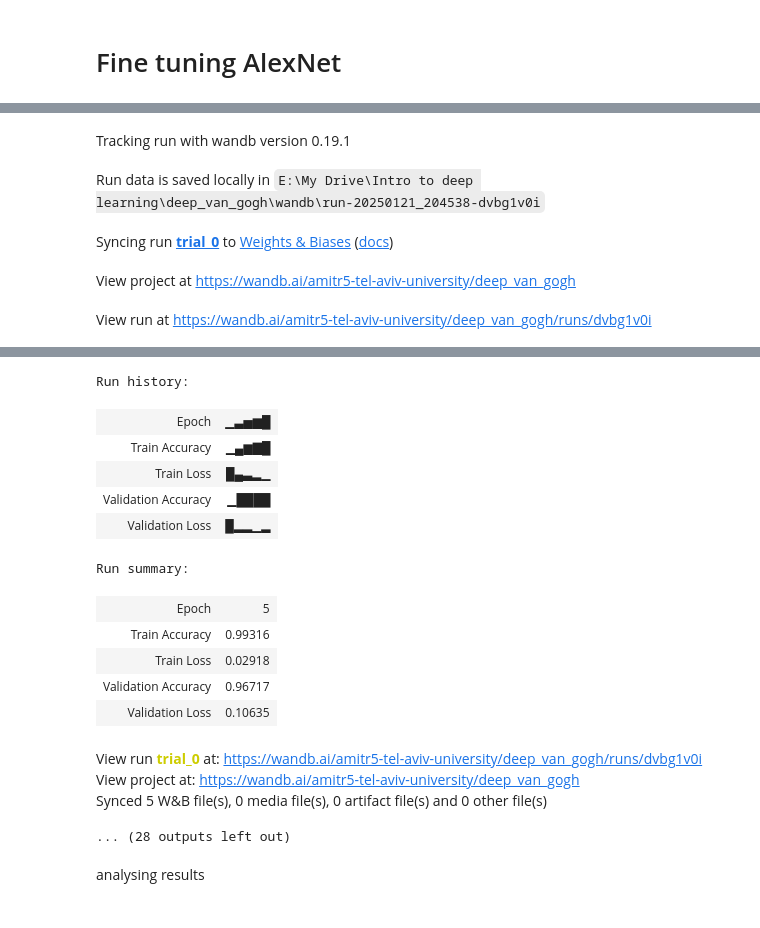
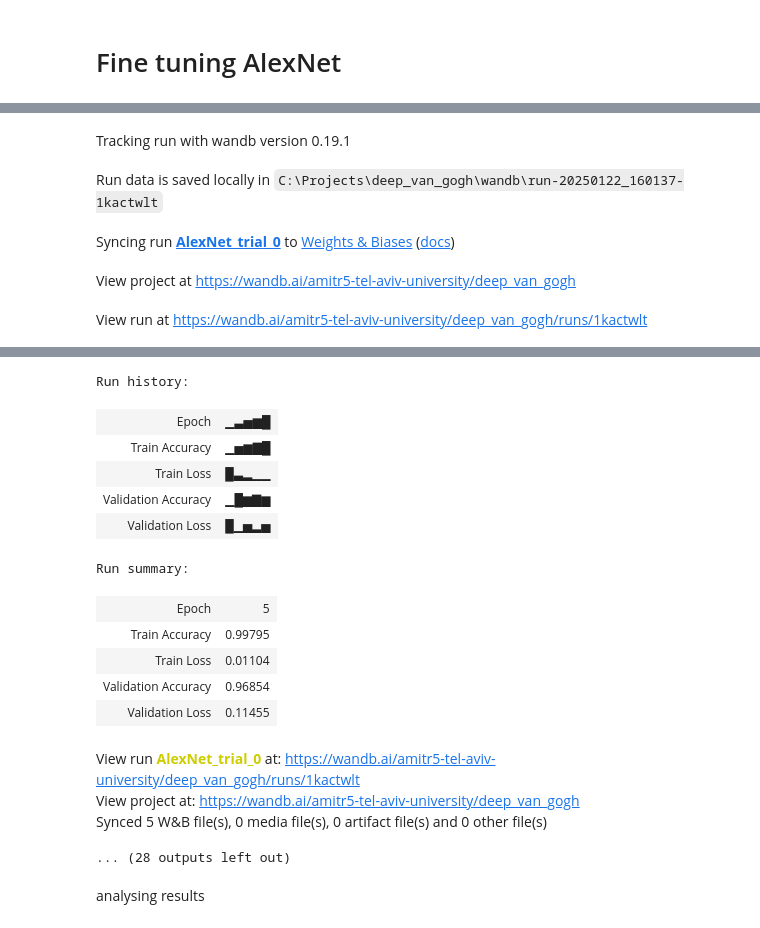
Before and after one commit to amitxy/deep_van_gogh, a Jupyter notebook: main.ipynb, the cells around one changed output, grey strips where cells are left out. Saved outputs shown, nothing was run; the diff lists cells and outputs as text; code cells hidden in the pictures.

Commit message:
Added generic optuna objective function, finetunedclass

```diff
--- a/main.ipynb
+++ b/main.ipynb
@@ -56,7 +62,7 @@ class NumPyDataset(Dataset):
         y = torch.tensor(self.labels[idx], dtype=torch.long)
         return x, y
 
-dataset = NumPyDataset(utils.OPTIMIZED_DIR + '/dataset.npz')
+dataset = NumPyDataset(os.path.join(utils.OPTIMIZED_DIR, 'dataset.npz'))
 # %% [markdown]
 You can find the optimized dataset files <a href="https://drive.google.com/drive/folders/1TBlNcRsRHJ7_rxh_h7_yn_-Ak66Uj_mp?usp=sharing">HERE</a><br/>
 Loading the train and test datasets:
@@ -86,11 +92,22 @@ test_dataset = Subset(dataset, classes[classes['subset'] == 'test'].index.tolist
 # %% [markdown]
 # Fine tuning VGG19
 # %%
-# Load pre-trained VGG19 model
-vgg_model = models.vgg19(weights=models.VGG19_Weights.DEFAULT).to(device)
-for param in vgg_model.features.parameters():
-        param.requires_grad = False
+class FinedTunedModel(nn.Module):
+    def __init__(self, base_model, architecture:str):
+        super(FinedTunedModel, self).__init__()
+        self._architecture = architecture  # Save the base model architecture
+        base_children_list = list(base_model.children())
+        self.features_extractor = nn.Sequential(*base_children_list[:-1]).to(device)
+        for param in self.features_extractor.parameters():
+            param.requires_grad = False
 
-# Modify the classifier to fit our problem (2 classes)
-vgg_model.classifier[-1] = nn.Linear(4096, 2).to(device) # Replaces the final layer of the VGG16 classifier with a new fully connected layer.
-vgg_model
+        # Modify the classifier to fit to our problem (2 classes)
+        self.classifier = nn.Sequential(*base_children_list[-1])
+        self.classifier[-1] = nn.Linear(4096, 2).to(device)  # Replaces the final layer of the base model's classifier with a new fully connected layer
+
+    def forward(self, x):
+        base_model_output = self.features_extractor(x)
+        return self.classifier(torch.flatten(base_model_output, start_dim=1))
+    @property
+    def architecture(self):
+        return self._architecture
@@ -250,0 +293,5 @@ def objective_alexnet(trial):
+# %%
+# Load the AlexNet model
+alexnet = models.alexnet(weights=models.AlexNet_Weights.DEFAULT).to(device)
+alexnet_model = FinedTunedModel(alexnet, ALEXNET).to(device)
+alexnet_model
@@ -251,4 +316,4 @@ def objective_alexnet(trial):
 # %%
-study = optuna.create_study(direction='minimize')
-study.optimize(objective_alexnet, n_trials=3)
+study = optuna.create_study(study_name=f'{ALEXNET}', direction='minimize')
+study.optimize(lambda trial: objective(trial, alexnet_model, config={}), n_trials=3)
 # %% [output]
@@ -256,24 +321,24 @@ study.optimize(objective_alexnet, n_trials=3)
 wandb: Using wandb-core as the SDK backend.  Please refer to https://wandb.me/wandb-core for more information.
 wandb: Currently logged in as: amitr5 (amitr5-tel-aviv-university). Use `wandb login --relogin` to force relogin
 Tracking run with wandb version 0.19.1
-Run data is saved locally in E:\My Drive\Intro to deep learning\deep_van_gogh\wandb\run-20250121_204538-dvbg1v0i
+Run data is saved locally in C:\Projects\deep_van_gogh\wandb\run-20250122_160137-1kactwlt
-Syncing run trial_0 to Weights & Biases (docs)
+Syncing run AlexNet_trial_0 to Weights & Biases (docs)
 View project at https://wandb.ai/amitr5-tel-aviv-university/deep_van_gogh
-View run at https://wandb.ai/amitr5-tel-aviv-university/deep_van_gogh/runs/dvbg1v0i
+View run at https://wandb.ai/amitr5-tel-aviv-university/deep_van_gogh/runs/1kactwlt
 [interactive output not drawn]
 Run history:
 | Epoch | ▁▃▅▆█ |
-| Train Accuracy | ▁▄▆▇█ |
-| Train Loss | █▄▃▂▁ |
-| Validation Accuracy | ▁████ |
-| Validation Loss | █▂▂▁▂ |
+| Train Accuracy | ▁▅▆▇█ |
+| Train Loss | █▃▂▁▁ |
+| Validation Accuracy | ▁█▆▇▆ |
+| Validation Loss | █▁▅▂▅ |
 Run summary:
 | Epoch | 5 |
-| Train Accuracy | 0.99316 |
-| Train Loss | 0.02918 |
-| Validation Accuracy | 0.96717 |
-| Validation Loss | 0.10635 |
+| Train Accuracy | 0.99795 |
+| Train Loss | 0.01104 |
+| Validation Accuracy | 0.96854 |
+| Validation Loss | 0.11455 |
-View run trial_0 at: https://wandb.ai/amitr5-tel-aviv-university/deep_van_gogh/runs/dvbg1v0i
+View run AlexNet_trial_0 at: https://wandb.ai/amitr5-tel-aviv-university/deep_van_gogh/runs/1kactwlt
 View project at: https://wandb.ai/amitr5-tel-aviv-university/deep_van_gogh
 Synced 5 W&B file(s), 0 media file(s), 0 artifact file(s) and 0 other file(s)
 ... (28 outputs left out)
```
Also changed, not shown: parts of 15 cells of this notebook.
